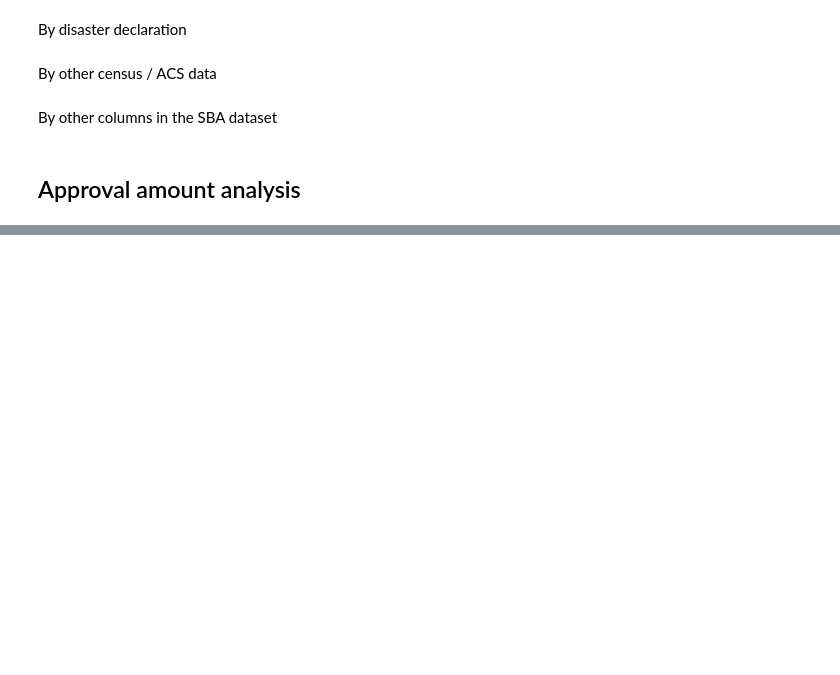
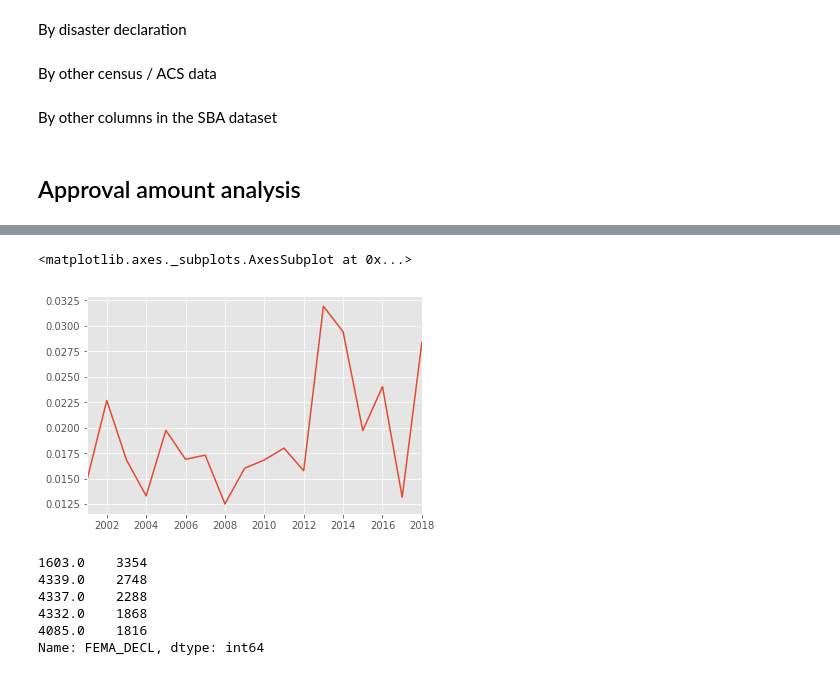
Before and after one commit to PublicI/sba-disaster-loans, a Jupyter notebook: SBA Data Analysis.ipynb, the cells around one changed output, grey strips where cells are left out. Drawn from its saved outputs; the diff is of its cells as text; code cells hidden in the pictures; blank space fills up the shorter version.

```diff
--- a/SBA Data Analysis.ipynb
+++ b/SBA Data Analysis.ipynb
@@ -945,0 +1019,17 @@ Name: WD_CODES, dtype: int64
+# %%
+apps_by_year = df_withdrawals['FY'].value_counts().sort_index() + df_approvals['FY'].value_counts().sort_index() + df_declines['FY'].value_counts().sort_index()
+# %%
+withdraw_51_rates_by_year = df_withdrawals_51['FY'].value_counts().sort_index() / apps_by_year
+withdraw_51_rates_by_year.plot(kind = "line")
+# %% [output]
+<matplotlib.axes._subplots.AxesSubplot at 0x...>
+[figure, added]
+# %%
+df_withdrawals_51['FEMA_DECL'].value_counts().head()
+# %% [output]
+1603.0    3354
+4339.0    2748
+4337.0    2288
+4332.0    1868
+4085.0    1816
+Name: FEMA_DECL, dtype: int64
```
Also changed, not shown: parts of 14 cells of this notebook.
